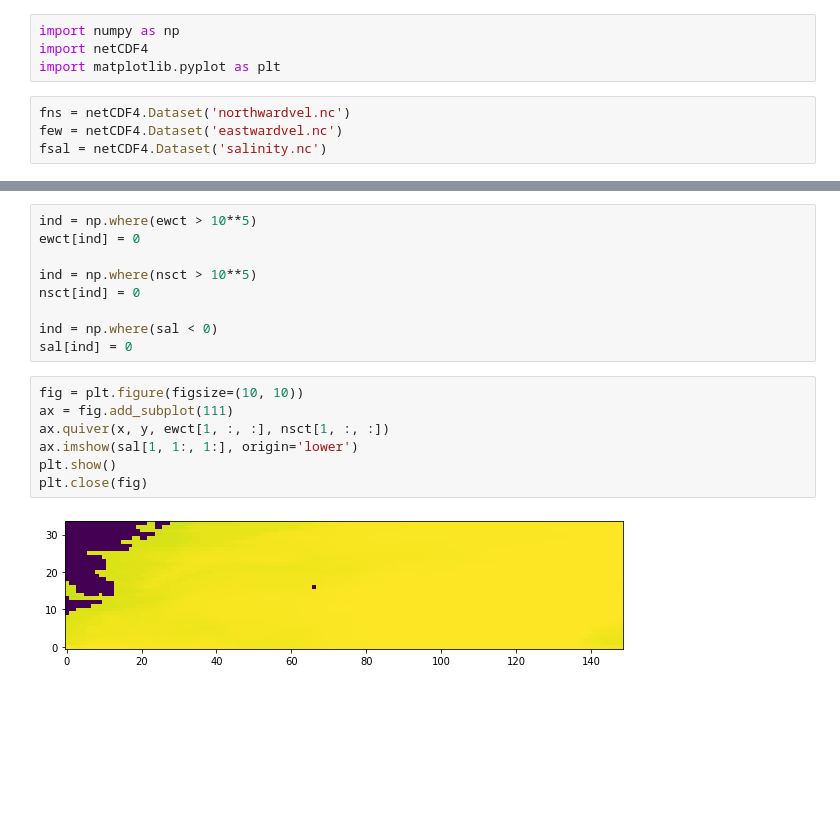
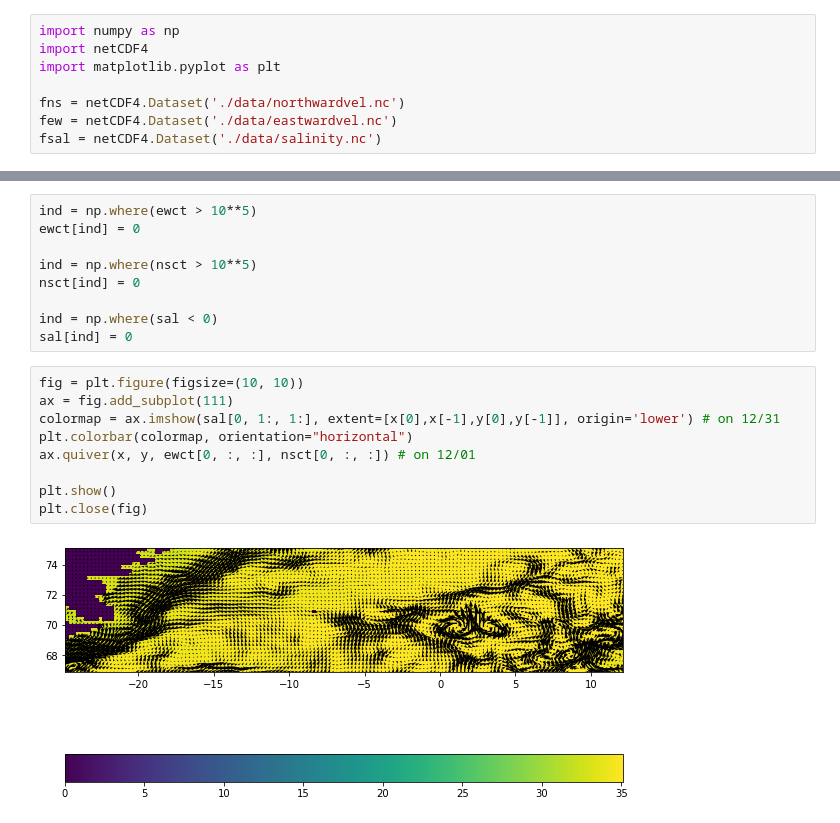
Before and after one commit to cassinihackathons/ArcticMonkeys, a Jupyter notebook: Prototype.ipynb, the cells around one changed output, grey strips where cells are left out. Saved outputs shown, nothing was run; the diff lists cells and outputs as text; blank space fills up the shorter version.

```diff
--- a/Prototype.ipynb
+++ b/Prototype.ipynb
@@ -2,7 +10,7 @@
 import numpy as np
 import netCDF4
 import matplotlib.pyplot as plt
+
+fns = netCDF4.Dataset('./data/northwardvel.nc')
+few = netCDF4.Dataset('./data/eastwardvel.nc')
+fsal = netCDF4.Dataset('./data/salinity.nc')
-# %%
-fns = netCDF4.Dataset('northwardvel.nc')
-few = netCDF4.Dataset('eastwardvel.nc')
-fsal = netCDF4.Dataset('salinity.nc')
@@ -61,12 +29,14 @@ sal[ind] = 0
 # %%
 fig = plt.figure(figsize=(10, 10))
 ax = fig.add_subplot(111)
-ax.quiver(x, y, ewct[1, :, :], nsct[1, :, :])
-ax.imshow(sal[1, 1:, 1:], origin='lower')
+colormap = ax.imshow(sal[0, 1:, 1:], extent=[x[0],x[-1],y[0],y[-1]], origin='lower') # on 12/31
+plt.colorbar(colormap, orientation="horizontal")
+ax.quiver(x, y, ewct[0, :, :], nsct[0, :, :]) # on 12/01
+
 plt.show()
 plt.close(fig)
 # %% [output]
-[figure, old version]
+[figure, new version]
 # %%
 %matplotlib inline
 from matplotlib import animation, rcParams
```
Also changed, not shown: parts of 7 cells of this notebook.
